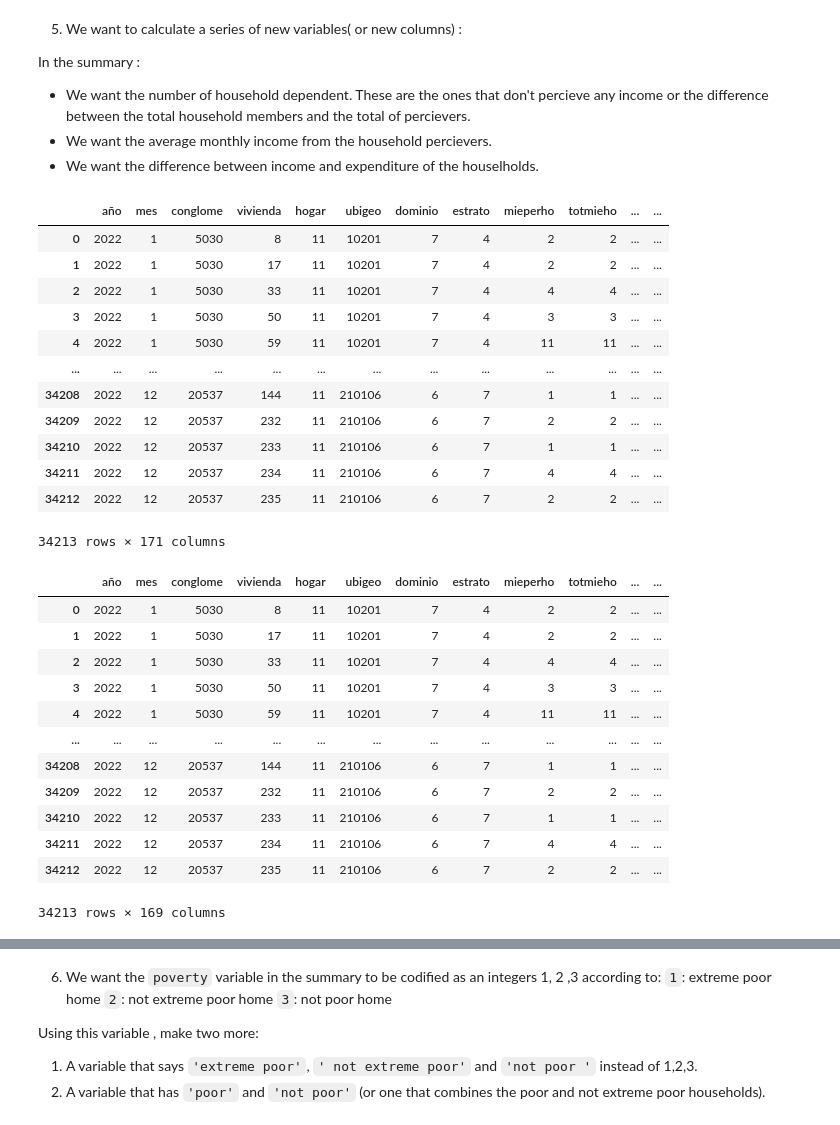
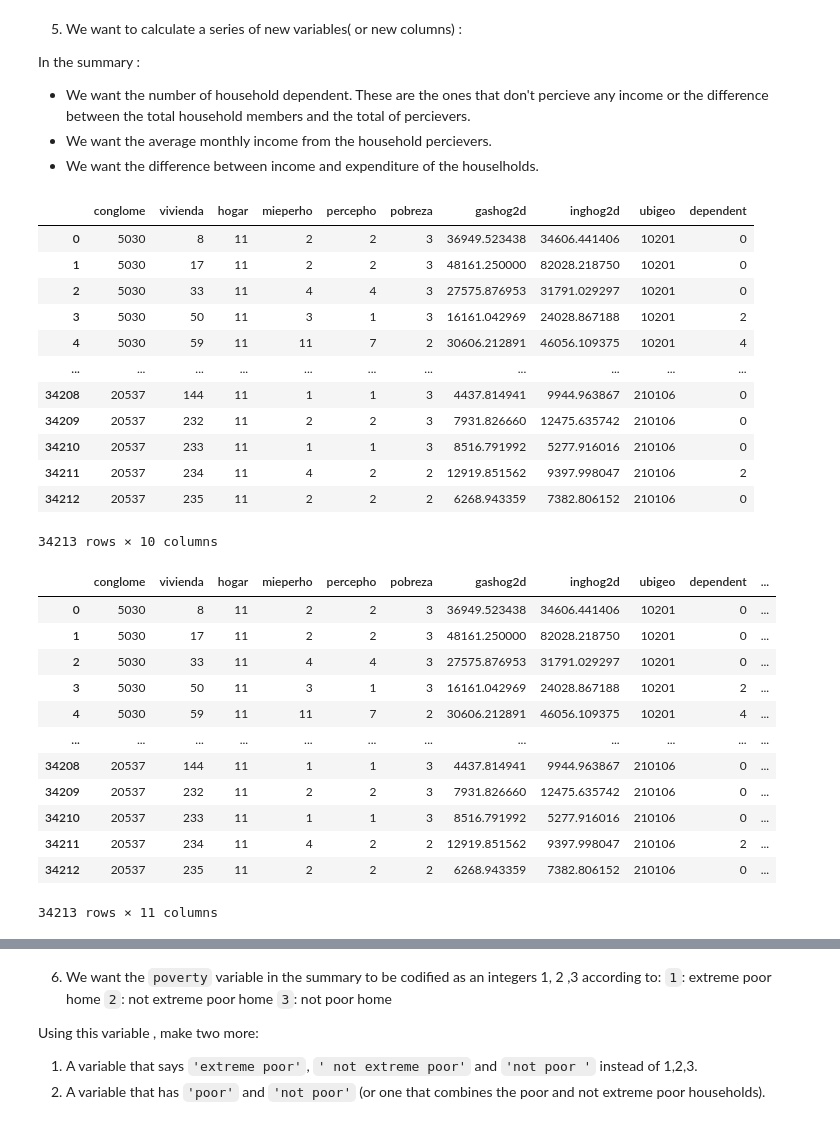
Before and after one commit to QLAB-Courses/summer_python_econ, a Jupyter notebook: assignments/assignment_2/Assignment_2_group_6_2025.ipynb, the cells around one changed output, grey strips where cells are left out. Saved outputs shown, nothing was run; the diff lists cells and outputs as text; code cells hidden in the pictures.

```diff
--- a/assignments/assignment_2/Assignment_2_group_6_2025.ipynb
+++ b/assignments/assignment_2/Assignment_2_group_6_2025.ipynb
@@ -53,7 +53,7 @@ enaho_housing.head()
 | 4 | 2022 | 2 | 5007 | 50 | 11 | 10101 | 4 | 4 | 1 | 3 | ... | ... |
 5 rows × 324 columns
 # %%
-enaho_summary = pd.read_csv(r"C:\Users\Chrystel\Documents\GitHub\summer_python_econ\_data/Sumaria-2022.csv", encoding = "latin-1") #create a DataFrame named 'enaho_summary' using a function to load data from a CSV file. The 'latin-1' encoding is specified to handle special characters such as 'ñ'.
+enaho_summary = pd.read_csv(r"/Users/a1234/Documents/GitHub/summer_python_econ/_data/Sumaria-2022.csv", encoding = "latin-1") #create a DataFrame named 'enaho_summary' using a function to load data from a CSV file. The 'latin-1' encoding is specified to handle special characters such as 'ñ'.
 enaho_summary.head()
 # %% [output]
 |  | AÑO | MES | CONGLOME | VIVIENDA | HOGAR | UBIGEO | DOMINIO | ESTRATO | MIEPERHO | TOTMIEHO | ... | ... |
@@ -150,37 +150,37 @@ In the summary :
 enaho_summary['dependent'] = enaho_summary['mieperho']-enaho_summary['percepho']
 enaho_summary
 # %% [output]
-|  | año | mes | conglome | vivienda | hogar | ubigeo | dominio | estrato | mieperho | totmieho | ... | ... |
-| 0 | 2022 | 1 | 5030 | 8 | 11 | 10201 | 7 | 4 | 2 | 2 | ... | ... |
-| 1 | 2022 | 1 | 5030 | 17 | 11 | 10201 | 7 | 4 | 2 | 2 | ... | ... |
-| 2 | 2022 | 1 | 5030 | 33 | 11 | 10201 | 7 | 4 | 4 | 4 | ... | ... |
-| 3 | 2022 | 1 | 5030 | 50 | 11 | 10201 | 7 | 4 | 3 | 3 | ... | ... |
-| 4 | 2022 | 1 | 5030 | 59 | 11 | 10201 | 7 | 4 | 11 | 11 | ... | ... |
-| ... | ... | ... | ... | ... | ... | ... | ... | ... | ... | ... | ... | ... |
-| 34208 | 2022 | 12 | 20537 | 144 | 11 | 210106 | 6 | 7 | 1 | 1 | ... | ... |
-| 34209 | 2022 | 12 | 20537 | 232 | 11 | 210106 | 6 | 7 | 2 | 2 | ... | ... |
-| 34210 | 2022 | 12 | 20537 | 233 | 11 | 210106 | 6 | 7 | 1 | 1 | ... | ... |
-| 34211 | 2022 | 12 | 20537 | 234 | 11 | 210106 | 6 | 7 | 4 | 4 | ... | ... |
-| 34212 | 2022 | 12 | 20537 | 235 | 11 | 210106 | 6 | 7 | 2 | 2 | ... | ... |
+|  | conglome | vivienda | hogar | mieperho | percepho | pobreza | gashog2d | inghog2d | ubigeo | dependent |
+| 0 | 5030 | 8 | 11 | 2 | 2 | 3 | 36949.523438 | 34606.441406 | 10201 | 0 |
+| 1 | 5030 | 17 | 11 | 2 | 2 | 3 | 48161.250000 | 82028.218750 | 10201 | 0 |
+| 2 | 5030 | 33 | 11 | 4 | 4 | 3 | 27575.876953 | 31791.029297 | 10201 | 0 |
+| 3 | 5030 | 50 | 11 | 3 | 1 | 3 | 16161.042969 | 24028.867188 | 10201 | 2 |
+| 4 | 5030 | 59 | 11 | 11 | 7 | 2 | 30606.212891 | 46056.109375 | 10201 | 4 |
+| ... | ... | ... | ... | ... | ... | ... | ... | ... | ... | ... |
+| 34208 | 20537 | 144 | 11 | 1 | 1 | 3 | 4437.814941 | 9944.963867 | 210106 | 0 |
+| 34209 | 20537 | 232 | 11 | 2 | 2 | 3 | 7931.826660 | 12475.635742 | 210106 | 0 |
+| 34210 | 20537 | 233 | 11 | 1 | 1 | 3 | 8516.791992 | 5277.916016 | 210106 | 0 |
+| 34211 | 20537 | 234 | 11 | 4 | 2 | 2 | 12919.851562 | 9397.998047 | 210106 | 2 |
+| 34212 | 20537 | 235 | 11 | 2 | 2 | 2 | 6268.943359 | 7382.806152 | 210106 | 0 |
-34213 rows × 171 columns
+34213 rows × 10 columns
 # %%
 # We calculate the average monthly income from the household percievers
-enaho_summary['average_inc_month'] = (enaho_summary['inghog2d']/enaho_summary['totmieho'])
+enaho_summary['average_inc_month'] = (enaho_summary['inghog2d']/enaho_summary['percepho']*12)
 enaho_summary
 # %% [output]
-|  | año | mes | conglome | vivienda | hogar | ubigeo | dominio | estrato | mieperho | totmieho | ... | ... |
-| 0 | 2022 | 1 | 5030 | 8 | 11 | 10201 | 7 | 4 | 2 | 2 | ... | ... |
-| 1 | 2022 | 1 | 5030 | 17 | 11 | 10201 | 7 | 4 | 2 | 2 | ... | ... |
-| 2 | 2022 | 1 | 5030 | 33 | 11 | 10201 | 7 | 4 | 4 | 4 | ... | ... |
-| 3 | 2022 | 1 | 5030 | 50 | 11 | 10201 | 7 | 4 | 3 | 3 | ... | ... |
-| 4 | 2022 | 1 | 5030 | 59 | 11 | 10201 | 7 | 4 | 11 | 11 | ... | ... |
-| ... | ... | ... | ... | ... | ... | ... | ... | ... | ... | ... | ... | ... |
-| 34208 | 2022 | 12 | 20537 | 144 | 11 | 210106 | 6 | 7 | 1 | 1 | ... | ... |
-| 34209 | 2022 | 12 | 20537 | 232 | 11 | 210106 | 6 | 7 | 2 | 2 | ... | ... |
-| 34210 | 2022 | 12 | 20537 | 233 | 11 | 210106 | 6 | 7 | 1 | 1 | ... | ... |
-| 34211 | 2022 | 12 | 20537 | 234 | 11 | 210106 | 6 | 7 | 4 | 4 | ... | ... |
-| 34212 | 2022 | 12 | 20537 | 235 | 11 | 210106 | 6 | 7 | 2 | 2 | ... | ... |
+|  | conglome | vivienda | hogar | mieperho | percepho | pobreza | gashog2d | inghog2d | ubigeo | dependent | ... |
+| 0 | 5030 | 8 | 11 | 2 | 2 | 3 | 36949.523438 | 34606.441406 | 10201 | 0 | ... |
+| 1 | 5030 | 17 | 11 | 2 | 2 | 3 | 48161.250000 | 82028.218750 | 10201 | 0 | ... |
+| 2 | 5030 | 33 | 11 | 4 | 4 | 3 | 27575.876953 | 31791.029297 | 10201 | 0 | ... |
+| 3 | 5030 | 50 | 11 | 3 | 1 | 3 | 16161.042969 | 24028.867188 | 10201 | 2 | ... |
+| 4 | 5030 | 59 | 11 | 11 | 7 | 2 | 30606.212891 | 46056.109375 | 10201 | 4 | ... |
+| ... | ... | ... | ... | ... | ... | ... | ... | ... | ... | ... | ... |
+| 34208 | 20537 | 144 | 11 | 1 | 1 | 3 | 4437.814941 | 9944.963867 | 210106 | 0 | ... |
+| 34209 | 20537 | 232 | 11 | 2 | 2 | 3 | 7931.826660 | 12475.635742 | 210106 | 0 | ... |
+| 34210 | 20537 | 233 | 11 | 1 | 1 | 3 | 8516.791992 | 5277.916016 | 210106 | 0 | ... |
+| 34211 | 20537 | 234 | 11 | 4 | 2 | 2 | 12919.851562 | 9397.998047 | 210106 | 2 | ... |
+| 34212 | 20537 | 235 | 11 | 2 | 2 | 2 | 6268.943359 | 7382.806152 | 210106 | 0 | ... |
-34213 rows × 169 columns
+34213 rows × 11 columns
 # %%
 # we calculate the difference between income and expenditure of the houselholds
 enaho_summary['dif_ing_gas'] = enaho_summary['inghog2d'] - enaho_summary['gashog2d']
```
Also changed, not shown: parts of 7 cells of this notebook, 9 other files.
